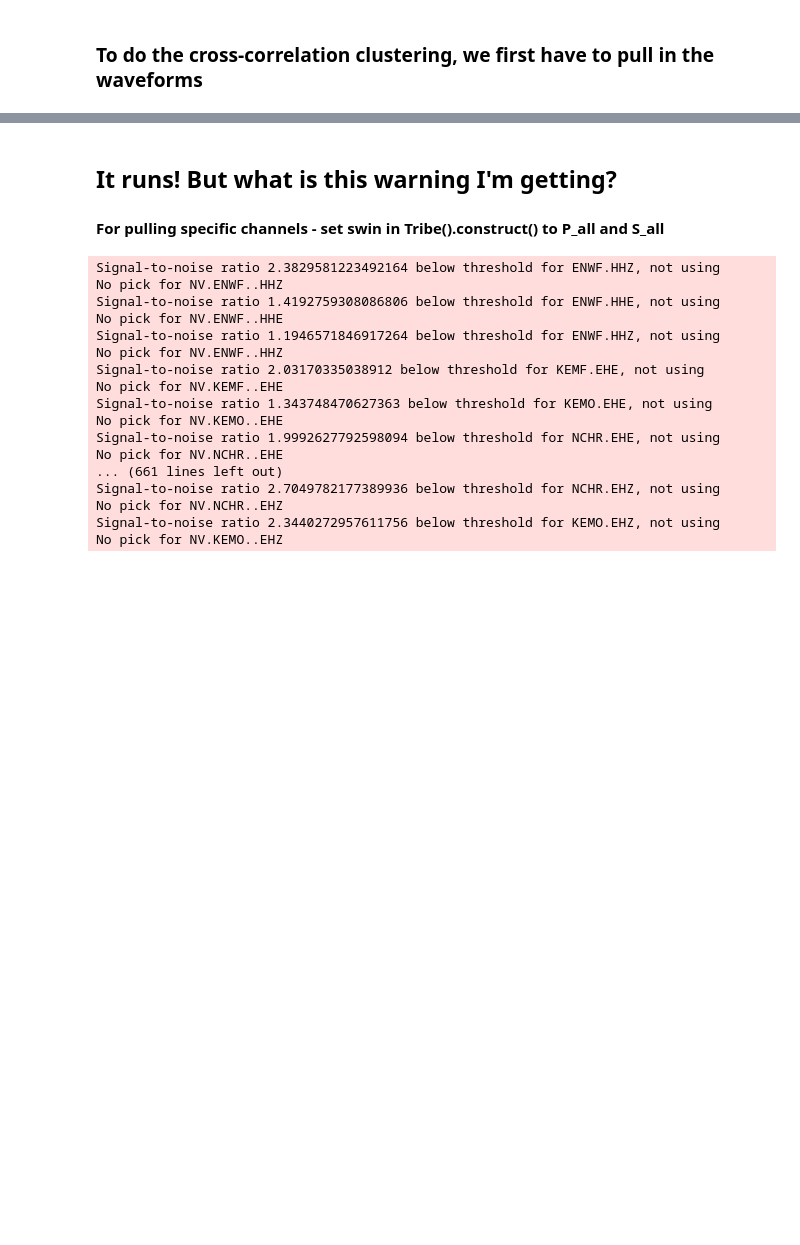
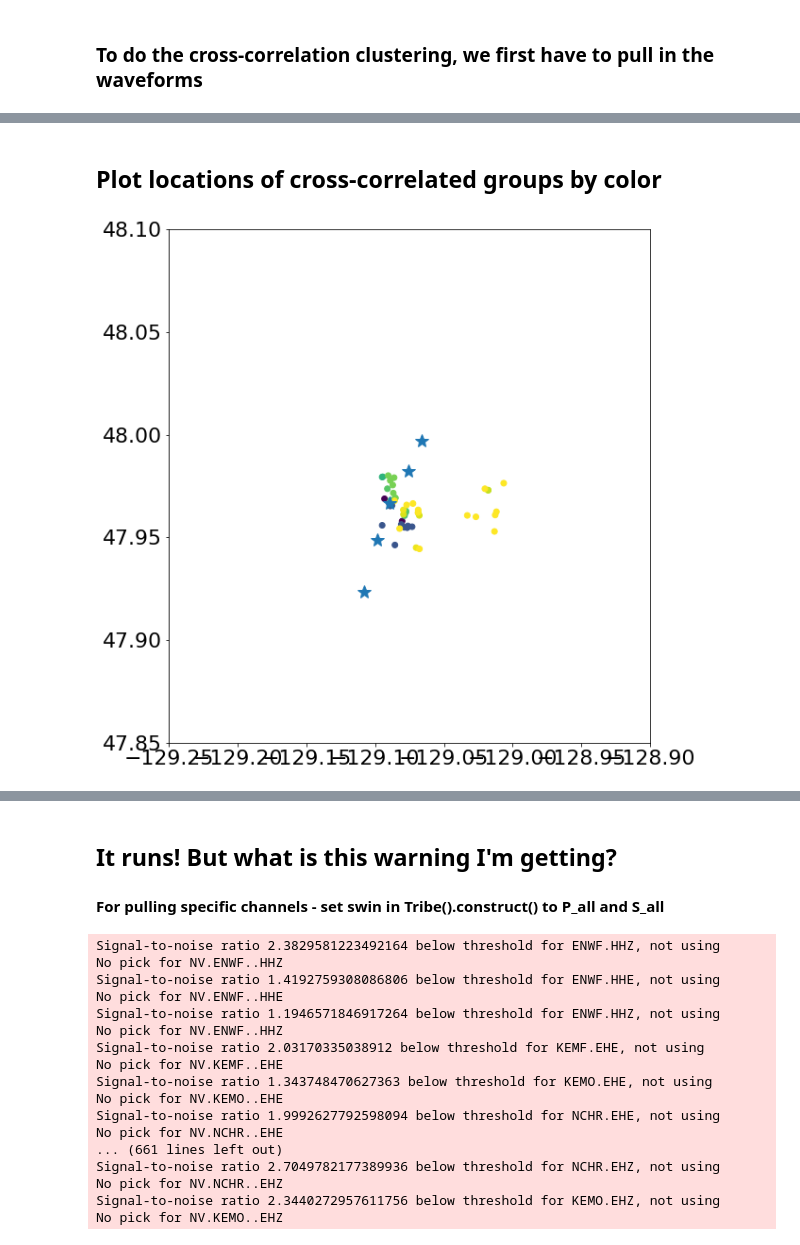
Before and after one commit to zoekrauss/endeavour_clustering, a Jupyter notebook: eqcorrscan_start.ipynb, the cells around one changed output, grey strips where cells are left out. Cells and saved outputs as stored; diff of their text form; code cells hidden in the pictures; blank space fills up the shorter version.

```diff
--- a/eqcorrscan_start.ipynb
+++ b/eqcorrscan_start.ipynb
@@ -46,7 +49,7 @@ templates = template_gen(method="from_client", catalog=cat_filt,client_id='IRIS'
 # If running them just after reading them in and not from saving, need to add an id number to the list
 template_list = []
 for i,t in enumerate(templates):
-    template_list.append([t,i])
+    template_list.append([t,cat_filt[i].resource_id.id])
 # %%
 # Save them
 for i,t in enumerate(templates):
@@ -109,0 +74,50 @@ NV.NCHR..EHZ   | 2019-07-07T05:08:06.185000Z - 2019-07-07T05:08:11.180000Z | 200
+# %%
+# How to plot dendrogram--
+
+plt.rcParams.update({'font.size': 22})
+from scipy.cluster.hierarchy import linkage, dendrogram, fcluster
+from scipy.spatial.distance import squareform
+
+fig, axes = plt.subplots(1, 1, figsize=(22, 5))
+
+corr_thresh = 0.3
+dist_mat = np.load('dist_mat.npy')
+dist_vec = squareform(dist_mat)
+Z = linkage(dist_vec)
+dn = dendrogram(Z, ax=axes, color_threshold=1 - corr_thresh,
+           distance_sort='ascending')
+plt.show()
+# %% [markdown]
+## Plot locations of cross-correlated groups by color
+# %%
+# Exercise - plot all of the cross-correlated clusters that have more than one event in them
+group_evs = []
+lats = []
+lons = []
+depths = []
+group_nums = []
+for i,group in enumerate(groups):
+    if len(group)<2:
+        continue
+    eqs = obspy.core.event.Catalog()
+    for ev in group:
+        ev_id = ev[1]
+        cat_ev = [ev for ev in cat_filt if ev.resource_id.id == ev_id]
+        eqs.extend(cat_ev)
+        lats.append(cat_ev[0].origins[0].latitude)
+        lons.append(cat_ev[0].origins[0].longitude)
+        depths.append(cat_ev[0].origins[0].depth)
+        group_nums.append(i)
+    group_evs.append(eqs)
+
+vent_lon=[-129.098100000000,-129.089400000000,-129.075600000000,-129.108200000000,-129.066200000000]
+vent_lat=[47.9487000000000,47.9666000000000,47.9822000000000,47.9233000000000,47.9969000000000]
+
+fig, ax = plt.subplots(1, 1,figsize=[10,10])
+ax.scatter(lons,lats,c=group_nums)
+ax.plot(vent_lon,vent_lat,marker='*',markersize=15,linestyle="none")
+ax.set_xlim([-129.25,-128.9])
+ax.set_ylim([47.85,48.1])
+ax.set_aspect(1/0.67);
+# %% [output]
+[figure, added]
```
Also changed, not shown: parts of 14 cells of this notebook, 1 other file.
